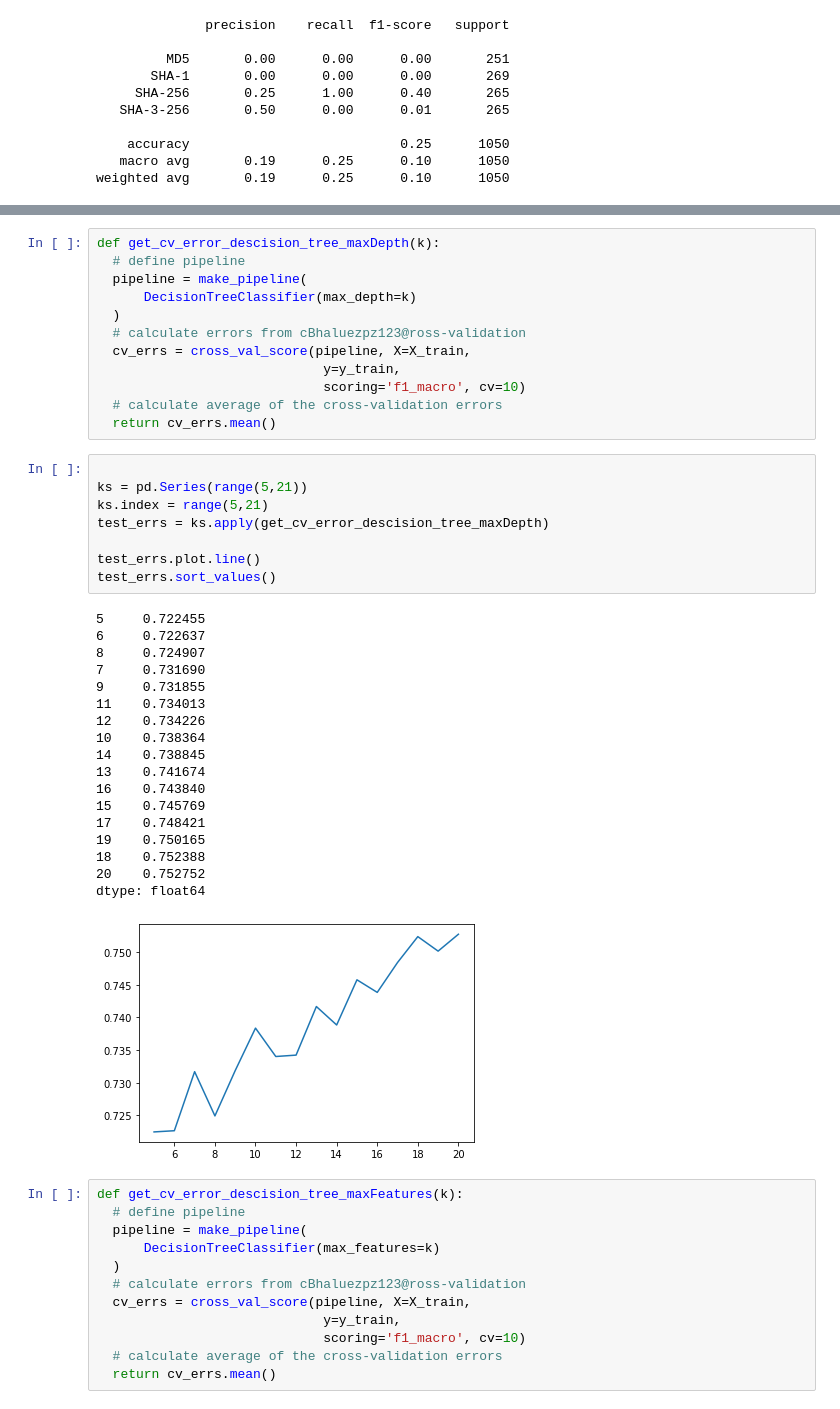
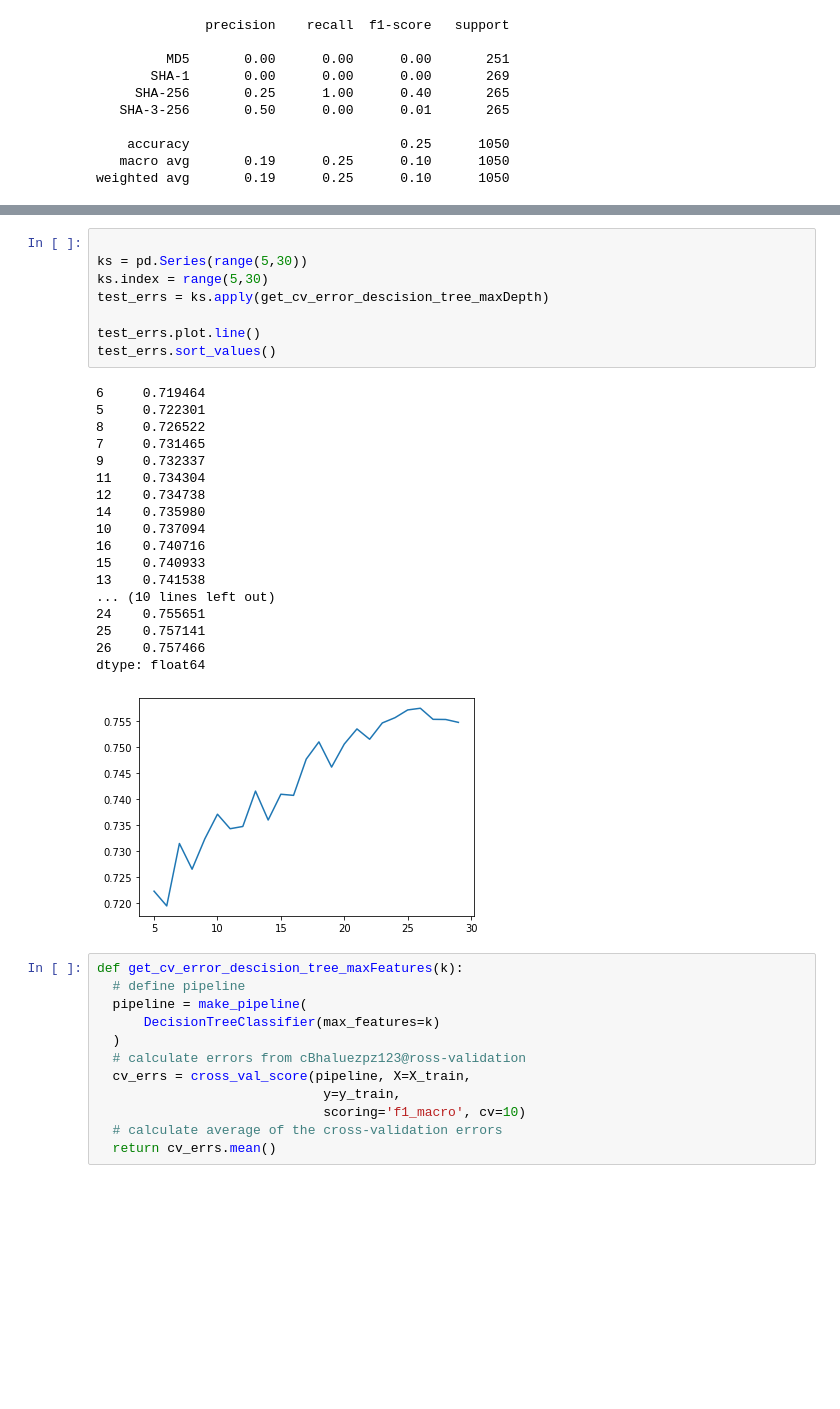
Before and after one commit to John-Blodgett/CSC466-Project, a Jupyter notebook: KNearestClassifier.ipynb, the cells around one changed output, grey strips where cells are left out. Drawn from its saved outputs; the diff is of its cells as text; blank space fills up the shorter version.

```diff
--- a/KNearestClassifier.ipynb
+++ b/KNearestClassifier.ipynb
@@ -219,42 +187,30 @@ weighted avg       0.74      0.74      0.74      1050
-# %%
-def get_cv_error_descision_tree_maxDepth(k):
-  # define pipeline
-  pipeline = make_pipeline(
-      DecisionTreeClassifier(max_depth=k)
-  )
-  # calculate errors from cBhaluezpz123@ross-validation
-  cv_errs = cross_val_score(pipeline, X=X_train,
-                             y=y_train,
-                             scoring='f1_macro', cv=10)
-  # calculate average of the cross-validation errors
-  return cv_errs.mean()
 # %%
 
-ks = pd.Series(range(5,21))
-ks.index = range(5,21)
+ks = pd.Series(range(5,30))
+ks.index = range(5,30)
 test_errs = ks.apply(get_cv_error_descision_tree_maxDepth)
 
 test_errs.plot.line()
 test_errs.sort_values()
 # %% [output]
-5     0.722455
-6     0.722637
-8     0.724907
-7     0.731690
-9     0.731855
-11    0.734013
-12    0.734226
-10    0.738364
-14    0.738845
-13    0.741674
-16    0.743840
-15    0.745769
-17    0.748421
-19    0.750165
-18    0.752388
-20    0.752752
+6     0.719464
+5     0.722301
+8     0.726522
+7     0.731465
+9     0.732337
+11    0.734304
+12    0.734738
+14    0.735980
+10    0.737094
+16    0.740716
+15    0.740933
+13    0.741538
+... (10 lines left out)
+24    0.755651
+25    0.757141
+26    0.757466
 dtype: float64
-[figure, old version]
+[figure, new version]
 # %%
 def get_cv_error_descision_tree_maxFeatures(k):
   # define pipeline
```
Also changed, not shown: parts of 10 cells of this notebook.
